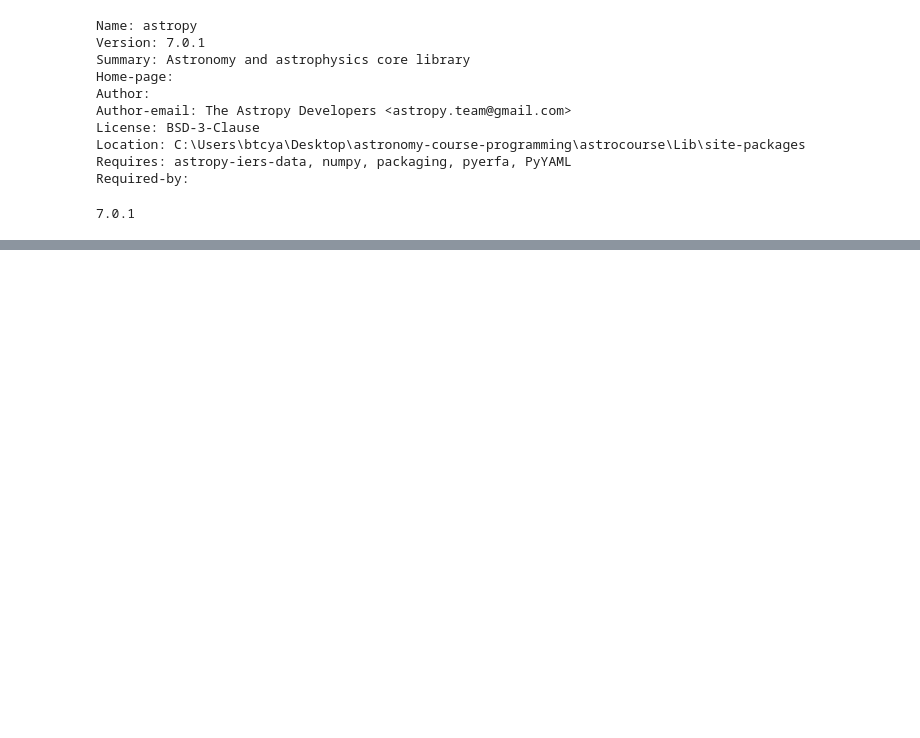
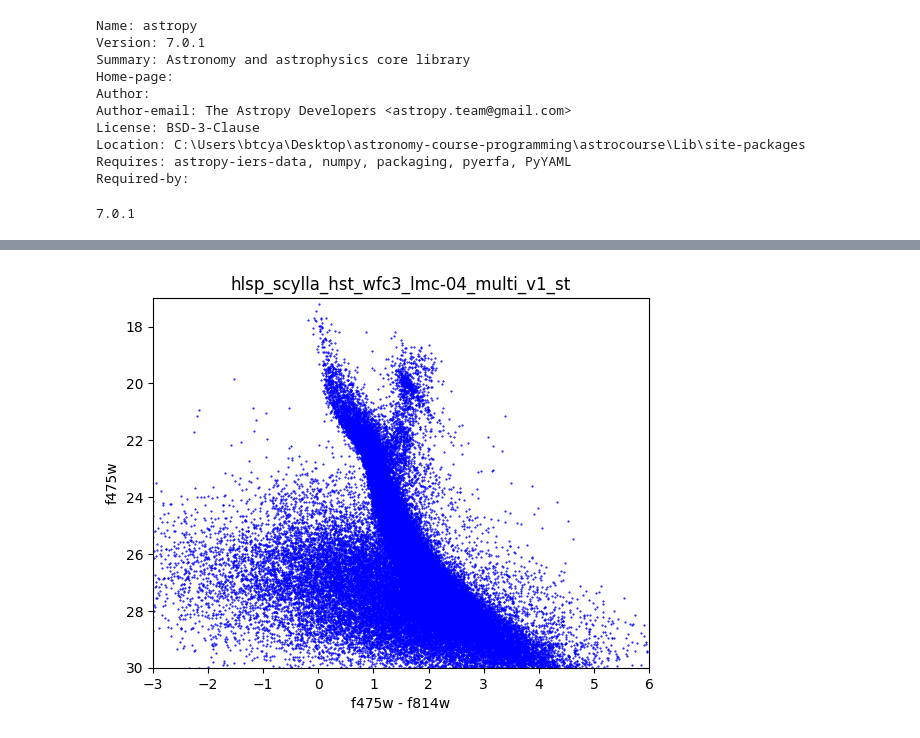
Before and after one commit to Leny73/astronomy-course, a Jupyter notebook: python_su/ex1.ipynb, the cells around one changed output, grey strips where cells are left out. Saved outputs shown, nothing was run; the diff lists cells and outputs as text; code cells hidden in the pictures; blank space fills up the shorter version.

```diff
--- a/python_su/ex1.ipynb
+++ b/python_su/ex1.ipynb
@@ -53,0 +95,23 @@ plt.show()
+# %%
+
+
+
+cat = Table.read('hlsp_scylla_hst_wfc3_lmc-04_multi_v1_st.fits')
+
+f475 = cat["F475W_VEGA"]
+f814 = cat["F814W_VEGA"]
+
+col = f475 - f814
+mag = f475
+
+plt.figure()
+plt.plot(col, mag, '.b', ls= 'None', markersize = 1)
+plt.xlabel('f475w - f814w')
+plt.ylabel('f475w')
+plt.title('hlsp_scylla_hst_wfc3_lmc-04_multi_v1_st')
+plt.xlim(-3,6)
+plt.ylim(30,17)
+plt.savefig('lmc_color_f475.png')
+plt.show()
+# %% [output]
+[figure, added]
```
Also changed, not shown: parts of 3 cells of this notebook, 2 other files.
